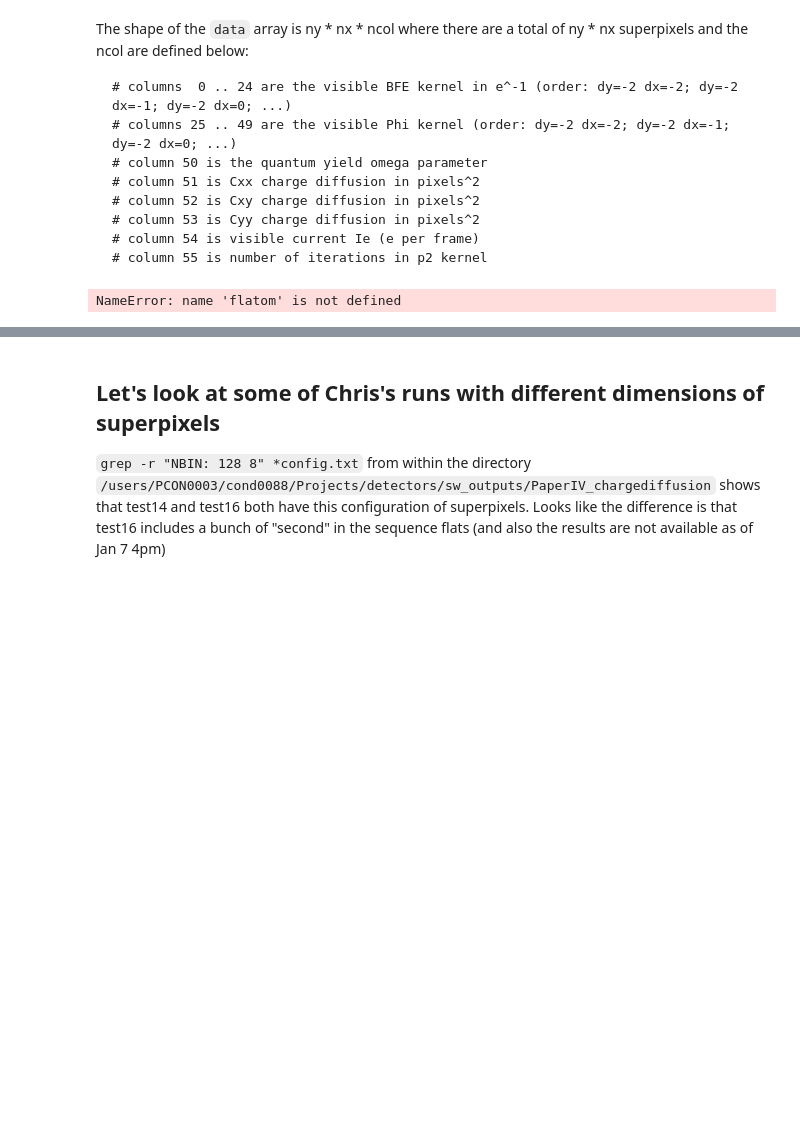
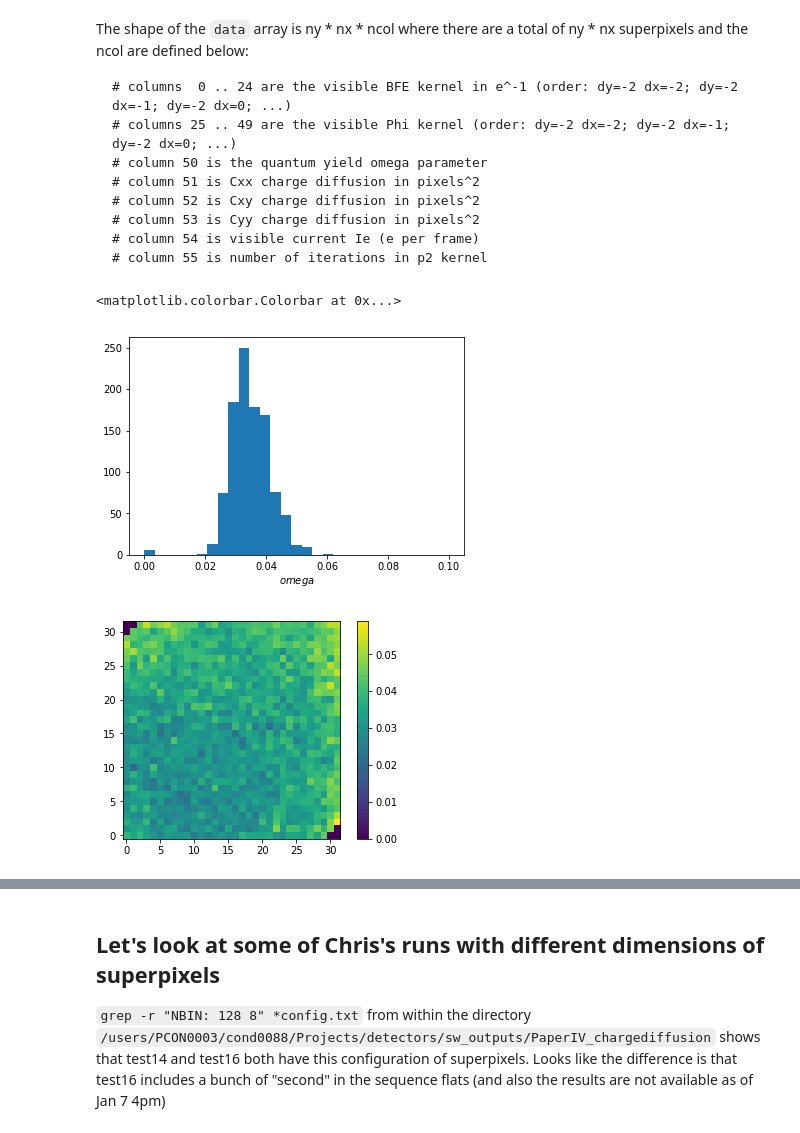
Before and after one commit to hirata10/solid-waffle, a Jupyter notebook: notebooks/plotting_tests.ipynb, the cells around one changed output, grey strips where cells are left out. Cells and saved outputs as stored; diff of their text form; code cells hidden in the pictures; blank space fills up the shorter version.

```diff
--- a/notebooks/plotting_tests.ipynb
+++ b/notebooks/plotting_tests.ipynb
@@ -36,17 +38,19 @@
 # %%
 # Look at the omega parameter
 om=data[:,:,50]
-#flatom=om.ravel()
+flatom=om.ravel()
 num_bins=30
 #plt.hist(flatom[~np.isnan(flatom)])
 # Looks like there are some nan values that prevent hist from working automatically
 plt.hist(flatom,bins=np.linspace(0, 0.1, num=num_bins))
 plt.xlabel('$omega$')
 plt.figure()
 plt.imshow(om,origin='lower')
 plt.colorbar()
 # %% [output]
-NameError: name 'flatom' is not defined
+<matplotlib.colorbar.Colorbar at 0x...>
+[figure, added]
+[figure, added]
 # %%
 hist_param(data,50,nx=32,ny=32,nbins=30,figsize=(8,8))
 # %% [output]
```
Also changed, not shown: parts of 10 cells of this notebook.
